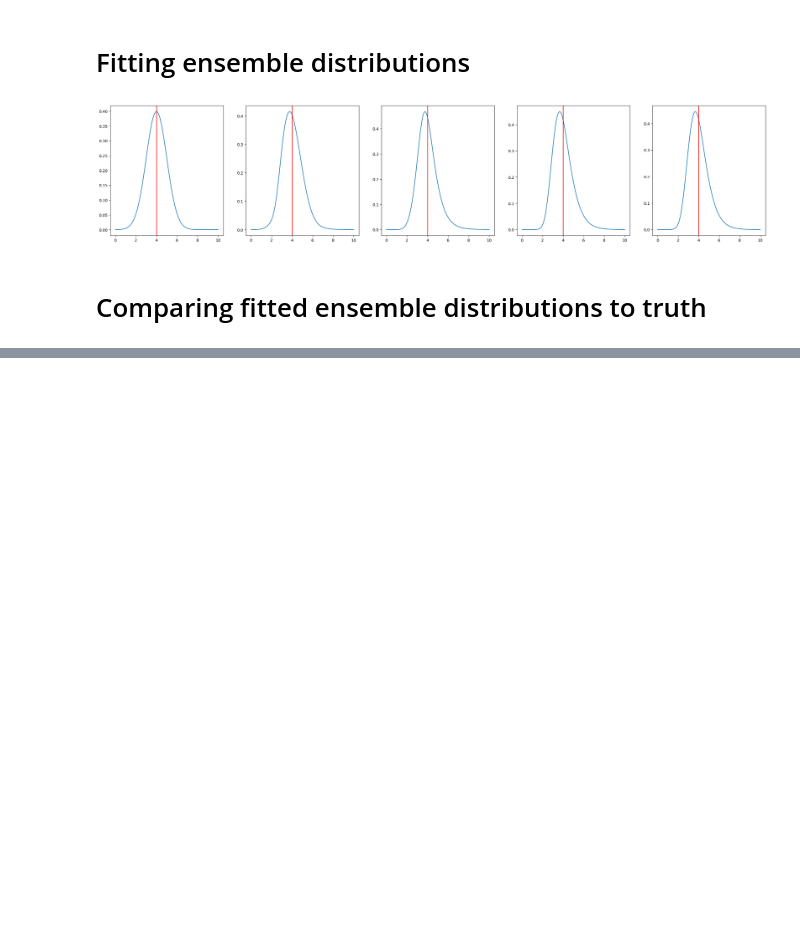
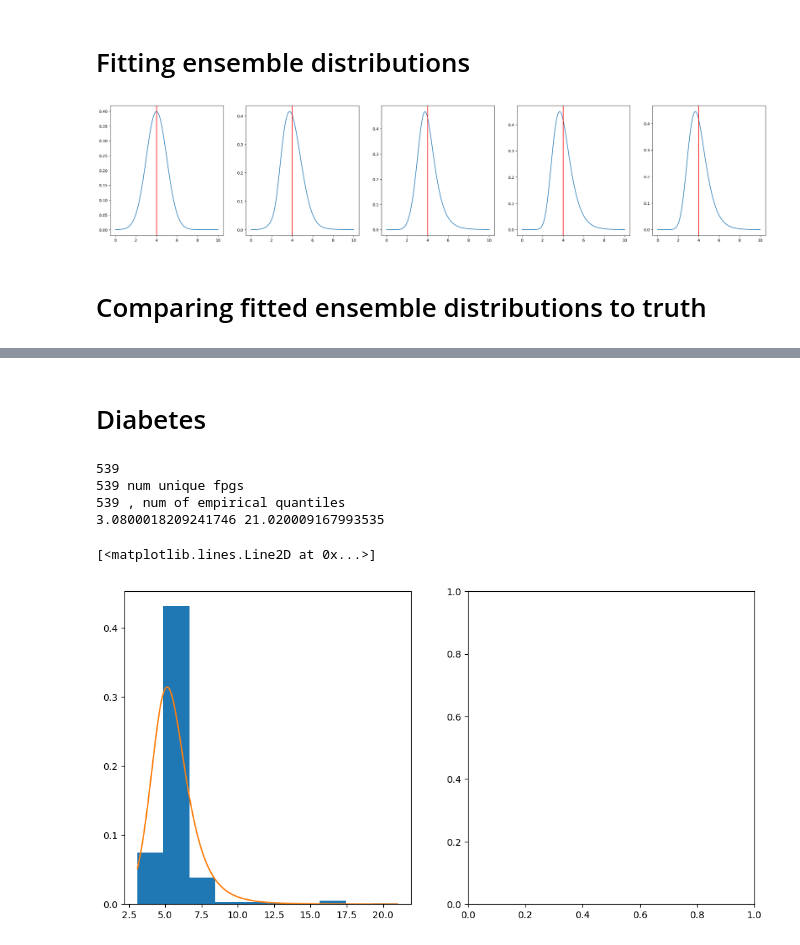
Before and after one commit to ihmeuw-msca/distrem, a Jupyter notebook: plots.ipynb, the cells around one changed output, grey strips where cells are left out. Cells and saved outputs as stored; diff of their text form; code cells hidden in the pictures; blank space fills up the shorter version.

Commit message:
janky ML fitting and working implementation of density curve on top of density histogram, reasonably good performance with no strange spikes at least so far

```diff
--- a/plots.ipynb
+++ b/plots.ipynb
@@ -1,9 +1,14 @@
 # %%
 import numpy as np
 import scipy
+import pandas as pd
 import matplotlib.pyplot as plt
 from ensemble.distributions import distribution_dict
 from ensemble.model import EnsembleFitter, EnsembleDistribution
+
+data = pd.read_csv("microdata_2024_05_03.csv", encoding="latin-1")
+data["year_id"] = np.around(np.mean(data["year_start"] / data["year_end"]), decimals=1)
+data = data[["nid", "location_id", "year_id", "sex", "age", "age_start3", "fpg_mmol"]]
 # %% [markdown]
 # Fitting individual distributions
 # %%
@@ -76,0 +87,44 @@ ensemble_comparison(distributions, weights, "KS", MEAN, VARIANCE, support, (30,
+# %% [markdown]
+# Diabetes
+# %%
+# print(data.columns)
+# for col in data.columns:
+#   if "id" in col.lower():
+#     print(col)
+
+nid_value = np.random.choice(data['nid'].unique())
+location_id_value = np.random.choice(data['location_id'].unique())
+year_id_value = np.random.choice(data['year_id'].unique())
+sex_value = np.random.choice(data['sex'].unique())
+age_value = np.random.choice(data['age'].unique())
+
+filtered_df = data[(data['nid'] == nid_value) &
+                #  (data['location_id'] == location_id_value) &
+                 (data['year_id'] == year_id_value) &
+                 (data['sex'] == sex_value)] # &
+                #  (data['age'] == age_value)]
+
+# Get the number of rows that match
+fig, ax = plt.subplots(1, 2, figsize=(12, 6))
+num_rows = len(filtered_df)
+print(num_rows)
+model = EnsembleFitter(["gamma", "invgamma", "lognormal", "fisk"], "KS")
+fpg = filtered_df["fpg_mmol"].to_numpy()
+fpg = fpg + np.random.normal(loc=0, scale=0.00001, size=len(fpg))
+print(len(np.unique(fpg)), "num unique fpgs")
+# print(fpg)
+res = model.fit(fpg)
+pdf = res.ensemble_distribution.pdf(fpg)
+support = np.linspace(np.min(fpg), np.max(fpg), 1000)
+print(np.min(fpg), np.max(fpg))
+
+ax[0].hist(fpg, density=True, bins=50)
+ax[0].plot(support, res.ensemble_distribution.pdf(support))
+# ax[i].axvline(mean, color="red")
+# %% [output]
+539
+539 num unique fpgs
+539 , num of empirical quantiles
+3.0800018209241746 21.020009167993535
+[<matplotlib.lines.Line2D at 0x...>]
+[figure, added]
```
Also changed, not shown: parts of 1 cell of this notebook, 2 other files.
